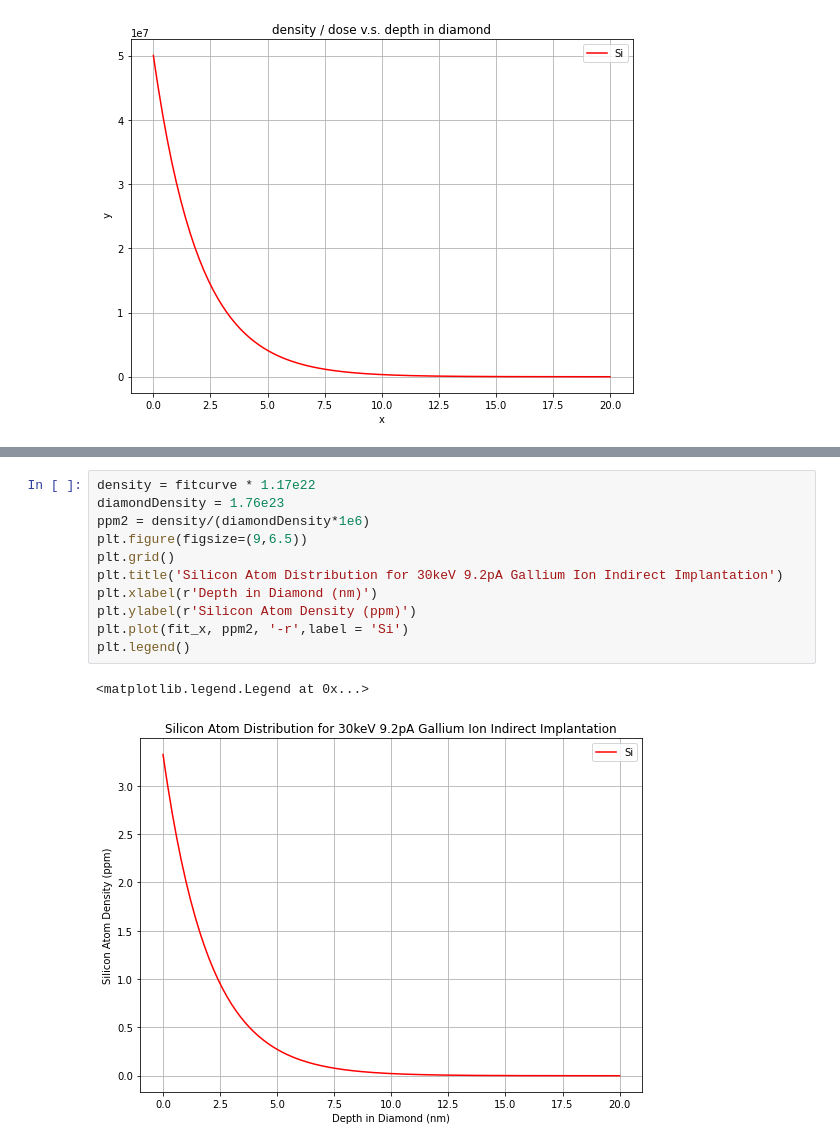
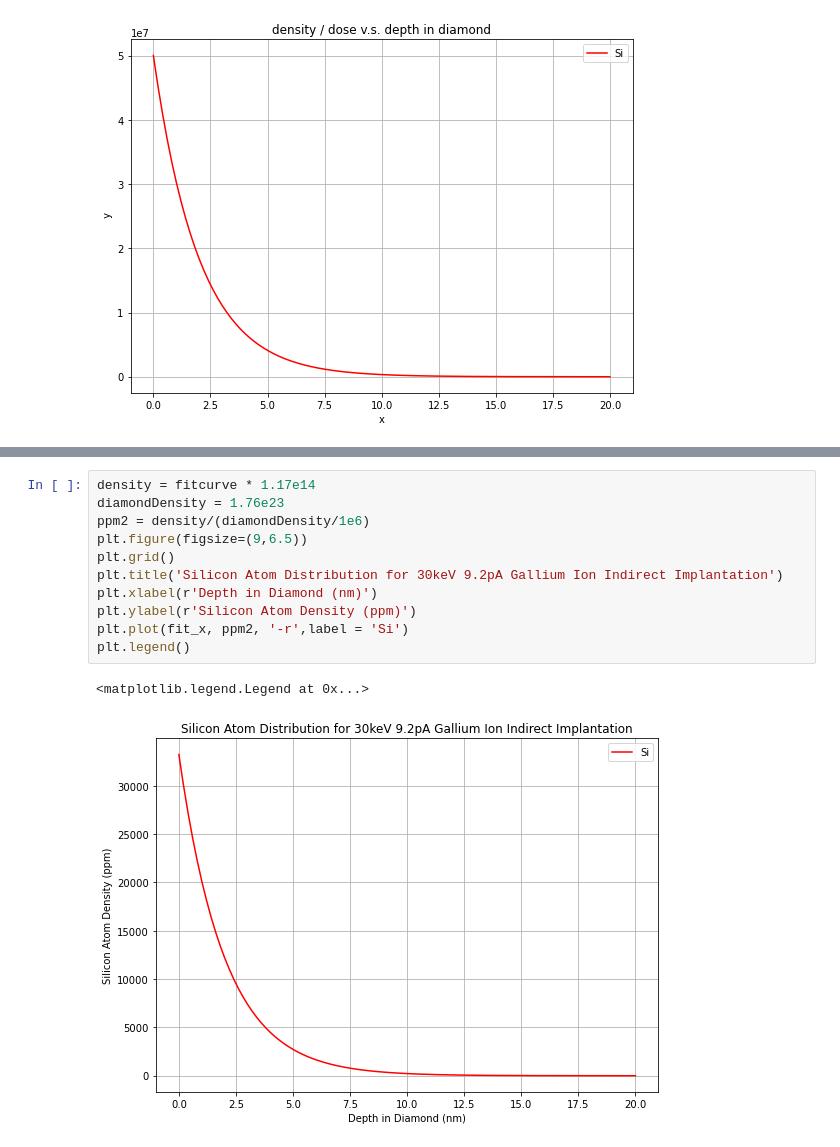
Before and after one commit to ahserhan/SiO2-SiV, a Jupyter notebook: simulation_process.ipynb, the cells around one changed output, grey strips where cells are left out. Cells and saved outputs as stored; diff of their text form.

```diff
--- a/simulation_process.ipynb
+++ b/simulation_process.ipynb
@@ -111,17 +111,17 @@ plt.legend()
 # %%
-density = fitcurve * 1.17e22
+density = fitcurve * 1.17e14
 diamondDensity = 1.76e23
-ppm2 = density/(diamondDensity*1e6)
+ppm2 = density/(diamondDensity/1e6)
 plt.figure(figsize=(9,6.5))
 plt.grid()
 plt.title('Silicon Atom Distribution for 30keV 9.2pA Gallium Ion Indirect Implantation')
 plt.xlabel(r'Depth in Diamond (nm)')
 plt.ylabel(r'Silicon Atom Density (ppm)')
 plt.plot(fit_x, ppm2, '-r',label = 'Si')
 plt.legend()
 # %% [output]
 <matplotlib.legend.Legend at 0x...>
-[figure, old version]
+[figure, new version]
 # %%
 vacancy = pd.read_csv('vacancy.csv')
 carbonv = vacancy['C']
```
Also changed, not shown: parts of 10 cells of this notebook.
